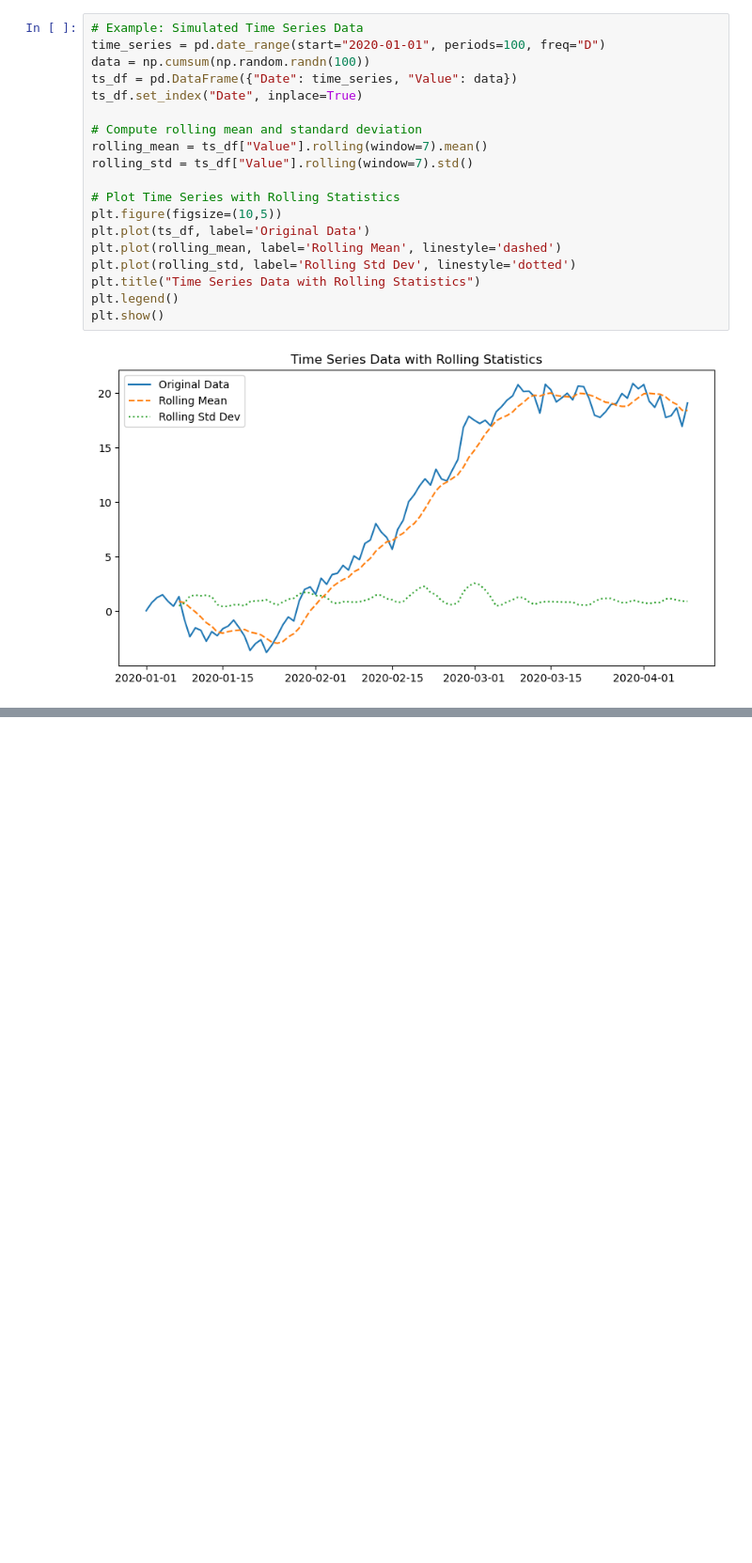
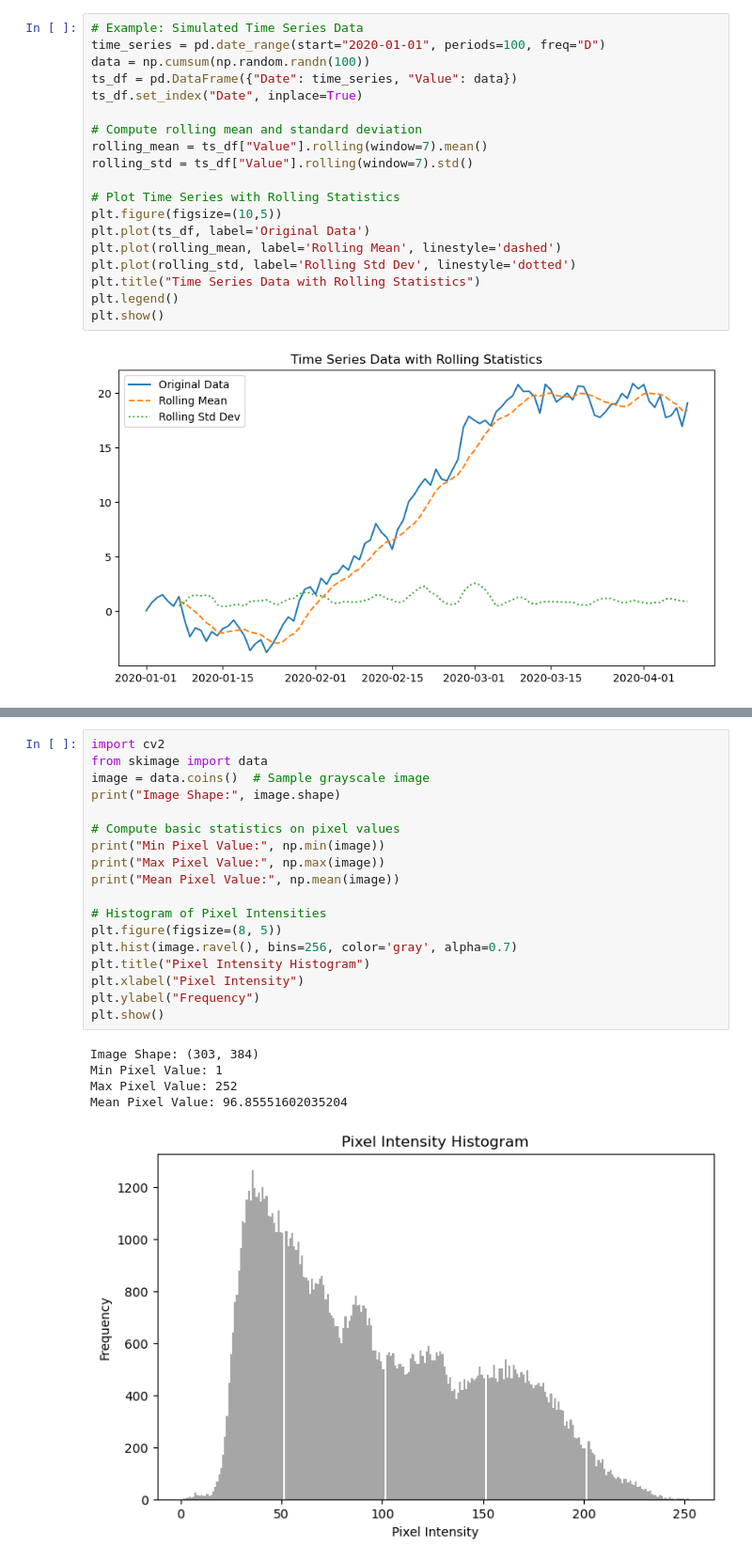
Before and after one commit to H0wl3r2001/EDA_FeatureEngineering, a Jupyter notebook: DataInsights.ipynb, the cells around one changed output, grey strips where cells are left out. Shown: that part at 94% size. Saved outputs shown, nothing was run; the diff lists cells and outputs as text; blank space fills up the shorter version.

```diff
--- a/DataInsights.ipynb
+++ b/DataInsights.ipynb
@@ -114,0 +150,24 @@ plt.show()
+# %%
+import cv2
+from skimage import data
+image = data.coins()  # Sample grayscale image
+print("Image Shape:", image.shape)
+
+# Compute basic statistics on pixel values
+print("Min Pixel Value:", np.min(image))
+print("Max Pixel Value:", np.max(image))
+print("Mean Pixel Value:", np.mean(image))
+
+# Histogram of Pixel Intensities
+plt.figure(figsize=(8, 5))
+plt.hist(image.ravel(), bins=256, color='gray', alpha=0.7)
+plt.title("Pixel Intensity Histogram")
+plt.xlabel("Pixel Intensity")
+plt.ylabel("Frequency")
+plt.show()
+# %% [output]
+Image Shape: (303, 384)
+Min Pixel Value: 1
+Max Pixel Value: 252
+Mean Pixel Value: 96.85551602035204
+[figure, added]
```
Also changed, not shown: parts of 4 cells of this notebook.
